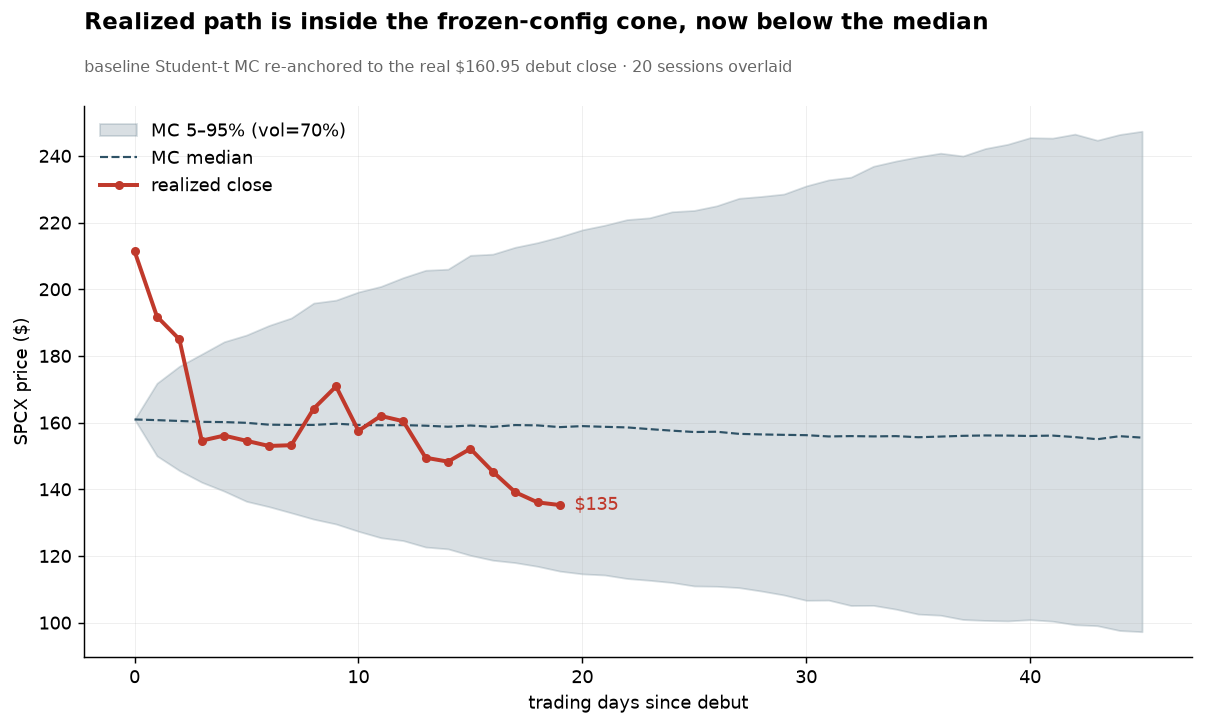
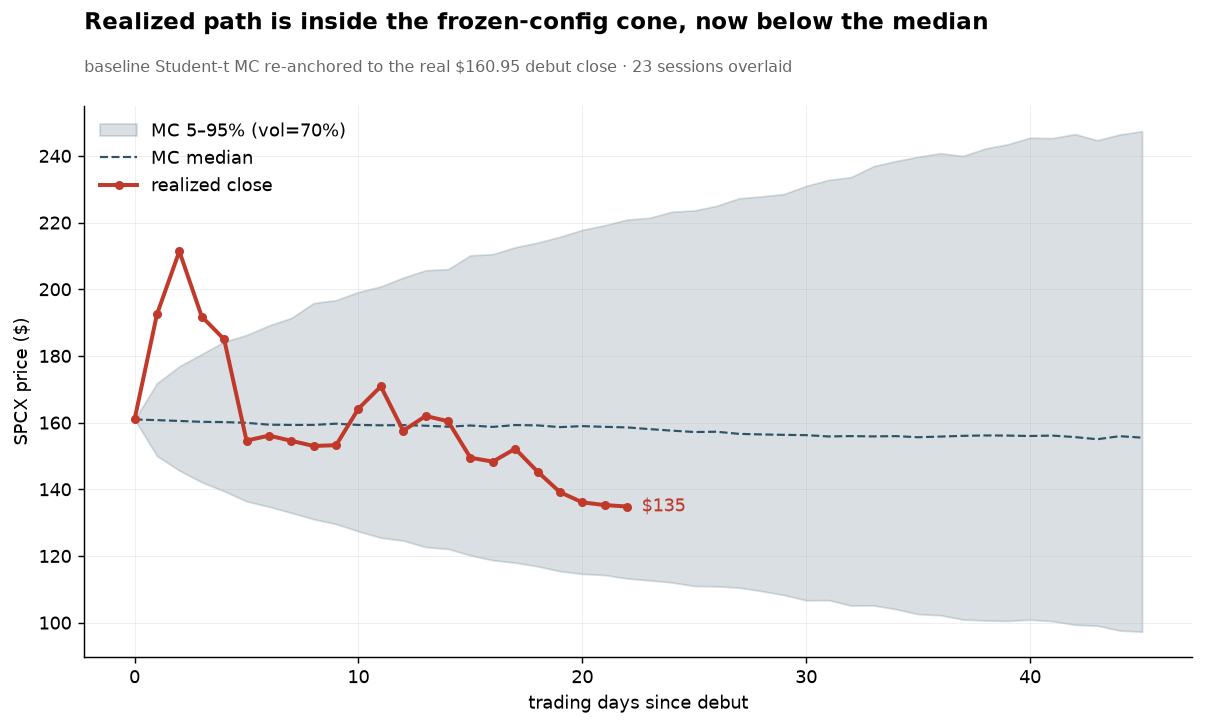
Code edit (unified diff) that turned the first committed figure into the second:
--- before
+++ after
@@ -1,6 +1,13 @@
-from src.connectors.market_data import get_ohlcv
+# Committed evidence, same series every post-IPO visual reads (bug 19: a live fetch here
+# let this chart, the gif and chart_mc_vs_realized drift apart within the same README).
+from tools.evidence import latest_checkpoint, realized_closes
+realized = realized_closes(latest_checkpoint(CKPT))
+rx = np.arange(len(realized))
+
 cfg = McConfig()
 rng = np.random.default_rng(cfg.seed)
-n, days, dt = 3000, 45, 1 / 252
+# Horizon grows with the realized series so the cone never runs out (was a fixed 45,
+# which would IndexError once the tape passed it, ~mid-Aug).
+n, days, dt = 3000, max(45, len(realized) + 10), 1 / 252
 scale = np.sqrt(cfg.t_dof / (cfg.t_dof - 2))
 z = rng.standard_t(cfg.t_dof, size=(n, days)) / scale
@@ -11,17 +18,13 @@
 x = np.arange(days + 1)
 
-realized = get_ohlcv("SPCX", period="1mo", force=True)["Close"]
-realized = realized[realized.index >= "2026-06-12"]
-rx = np.arange(len(realized))
-
 fig, ax = plt.subplots(figsize=(11, 5.5))
 ax.fill_between(x, p5, p95, color=PALETTE[0], alpha=0.18, label="MC 5–95% (vol=70%)")
 ax.plot(x, p50, color=PALETTE[0], lw=1.2, ls="--", label="MC median")
-ax.plot(rx, realized.values, color=BAD, lw=2.2, marker="o", ms=4, label="realized close")
-ax.annotate(f"${realized.values[-1]:.0f}", (rx[-1], realized.values[-1]),
+ax.plot(rx, realized, color=BAD, lw=2.2, marker="o", ms=4, label="realized close")
+ax.annotate(f"${realized[-1]:.0f}", (rx[-1], realized[-1]),
             xytext=(8, 0), textcoords="offset points", va="center", color=BAD, fontsize=10)
 last = len(realized) - 1
-inside = (realized.values[-1] >= p5[last]) and (realized.values[-1] <= p95[last])
-side = "above" if realized.values[-1] >= p50[last] else "below"
+inside = (realized[-1] >= p5[last]) and (realized[-1] <= p95[last])
+side = "above" if realized[-1] >= p50[last] else "below"
 headline(ax, f"Realized path is {'inside' if inside else 'OUTSIDE'} the frozen-config cone, now {side} the median",
          f"baseline Student-t MC re-anchored to the real $160.95 debut close · {len(realized)} sessions overlaid")

Commit: Single evidence source for all post-IPO visuals (bug 19)